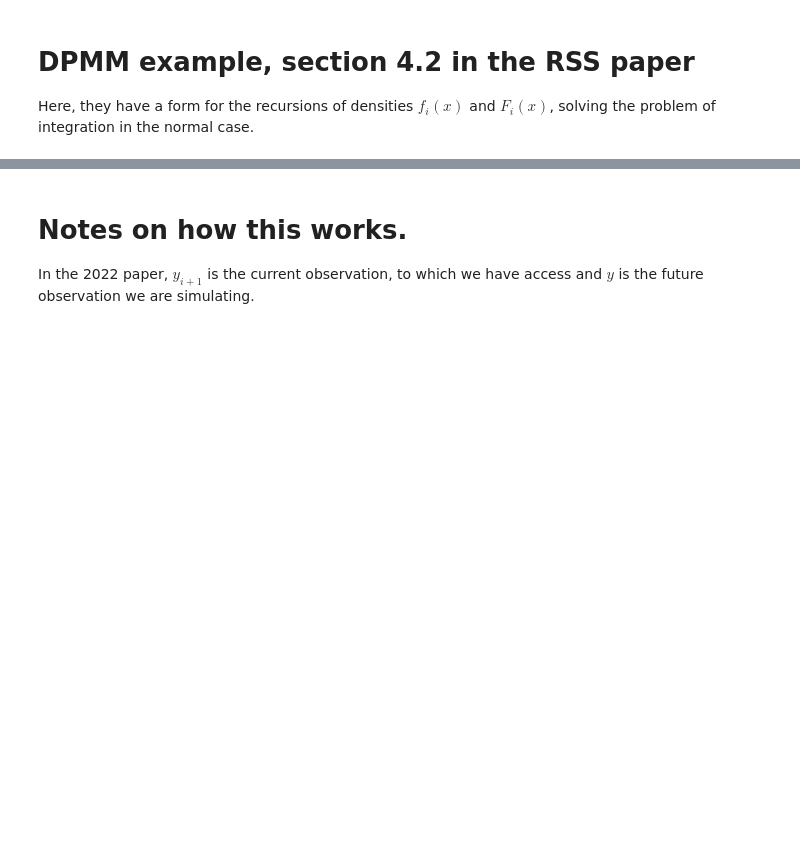
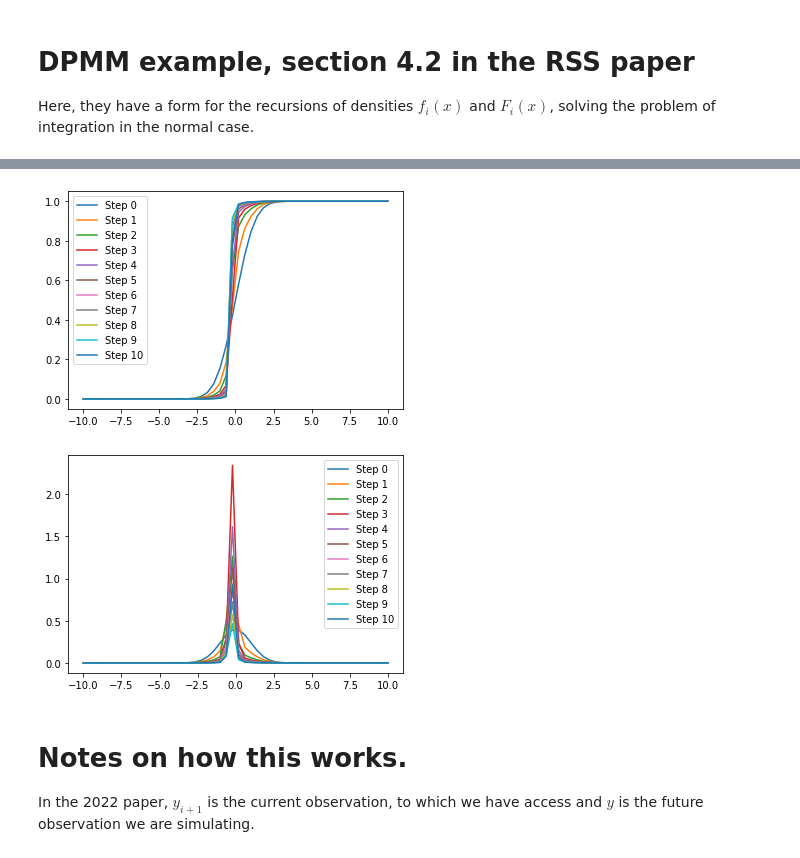
Before and after one commit to Huk-David/RSS-Discussion-paper-Martingale-Posterior-Distributions, a Jupyter notebook: Prequential Copulas - Code/Discussion paper - Notebook.ipynb, the cells around one changed output, grey strips where cells are left out. Cells and saved outputs as stored; diff of their text form; code cells hidden in the pictures; blank space fills up the shorter version.

```diff
--- a/Prequential Copulas - Code/Discussion paper - Notebook.ipynb
+++ b/Prequential Copulas - Code/Discussion paper - Notebook.ipynb
@@ -123,3 +163,27 @@ Here, they have a form for the recursions of densities $f_i(x)$ and $F_i(x)$, so
+# %%
+# updating for 10 steps:
+F_list = [F_0]
+f_list = [f_0]
+
+for step in range(10):
+    rv = np.random.uniform()
+    alpha_i = (2-(1/(step+1))) / (step +2)
+    new_dist = update_(F_list[step],f_list[step],alpha_i,rv)
+    F_list.append(new_dist[0])
+    f_list.append(new_dist[1])
+# %%
+# plots for the 11 functions, ~:
+for step in range(11):
+    plt.plot(np.linspace(-10,10,50),[np.exp(F_list[step](i,0)) for i in np.linspace(-10,10,50)],label='Step '+str(step))
+plt.legend()
+plt.show()
+for step in range(11):
+    plt.plot(np.linspace(-10,10,50),[np.exp(f_list[step](i,0)) for i in np.linspace(-10,10,50)],label='Step '+str(step))
+plt.legend()
+plt.show()
+# %% [output]
+[figure, added]
+[figure, added]
 # %% [markdown]
 # Notes on how this works.
 
```
Also changed, not shown: parts of 2 cells of this notebook.
